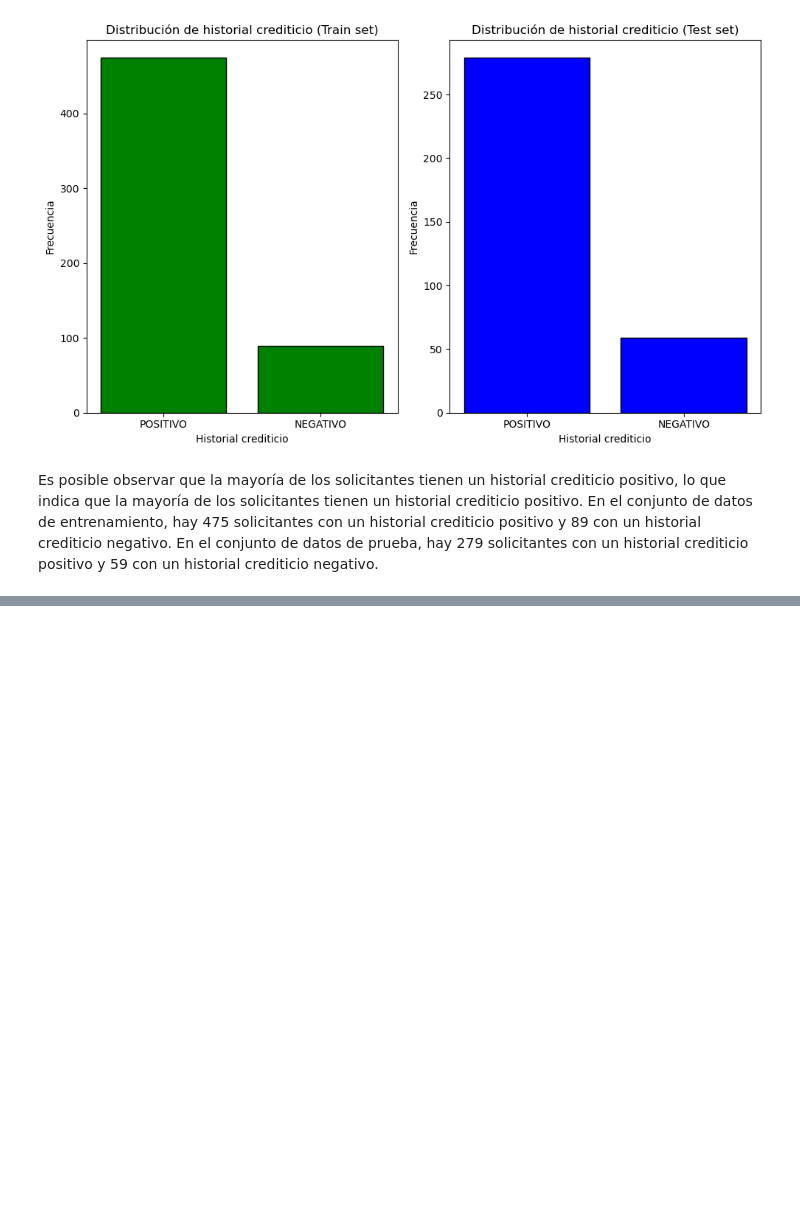
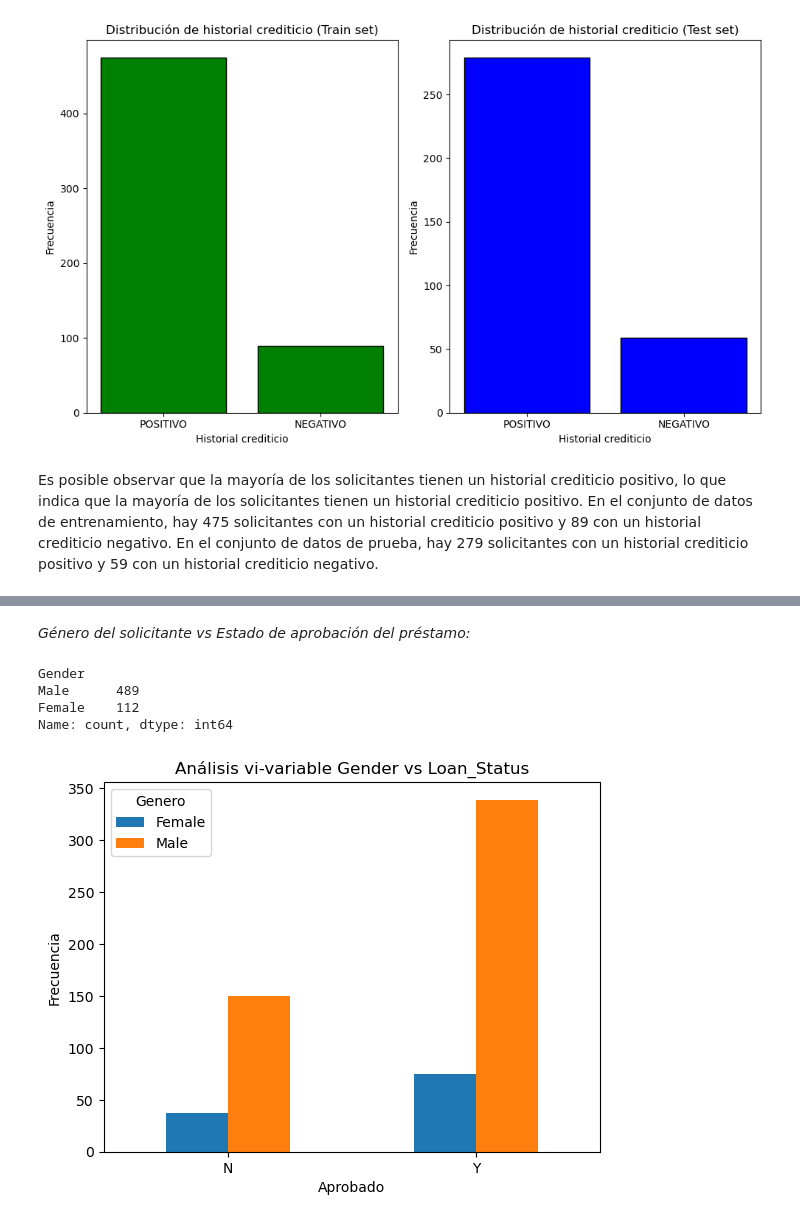
Before and after one commit to CristianPerafan/ArtificiallIntelligence, a Jupyter notebook: Primera parte/Lab.ipynb, the cells around one changed output, grey strips where cells are left out. Saved outputs shown, nothing was run; the diff lists cells and outputs as text; code cells hidden in the pictures; blank space fills up the shorter version.

```diff
--- a/Primera parte/Lab.ipynb
+++ b/Primera parte/Lab.ipynb
@@ -457,0 +461,22 @@ The test dataset doesn't have target. You are provided with a sample submition f
+# %% [markdown]
+*Género del solicitante vs Estado de aprobación del préstamo:*
+# %%
+train['Gender'].value_counts()
+# %% [output]
+Gender
+Male      489
+Female    112
+Name: count, dtype: int64
+# %%
+cross_tab = pd.crosstab(train['Loan_Status'], train['Gender'])
+
+# Graficar el análisis vi-variable utilizando un gráfico de barras
+cross_tab.plot(kind='bar')
+plt.title('Análisis vi-variable Gender vs Loan_Status')
+plt.xlabel('Aprobado')
+plt.ylabel('Frecuencia')
+plt.xticks(rotation=0)
+plt.legend(title='Genero')
+plt.show()
+# %% [output]
+[figure, added]
```
Also changed, not shown: parts of 79 cells of this notebook, 5 other files.
